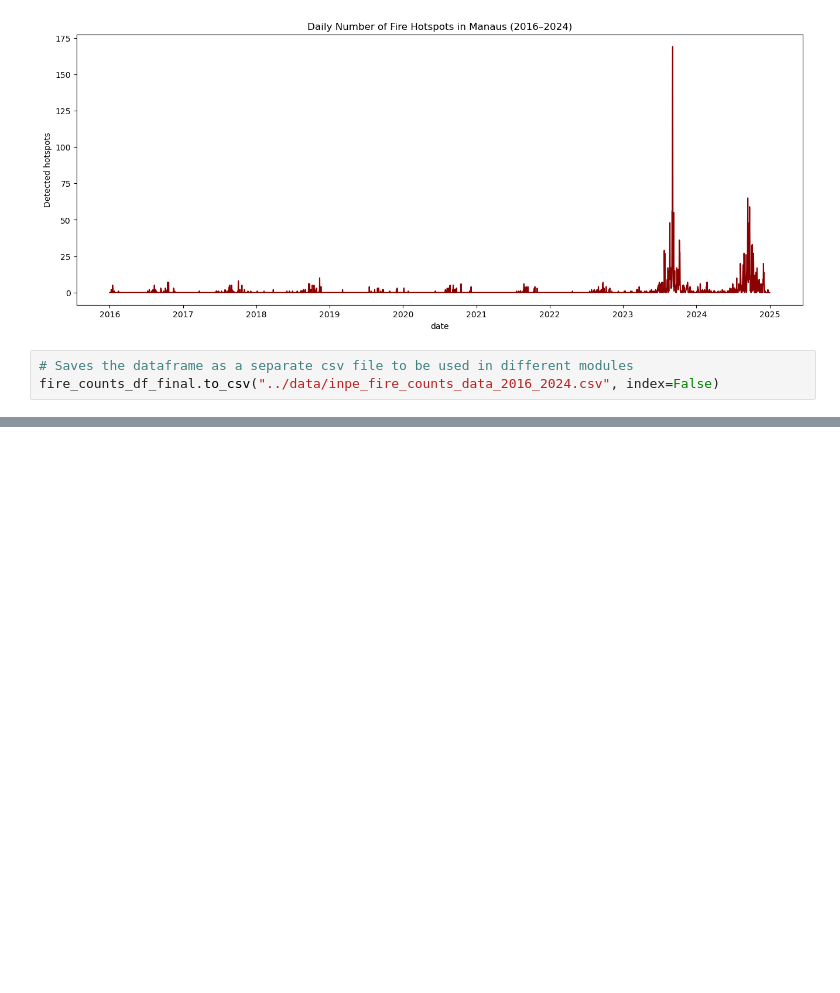
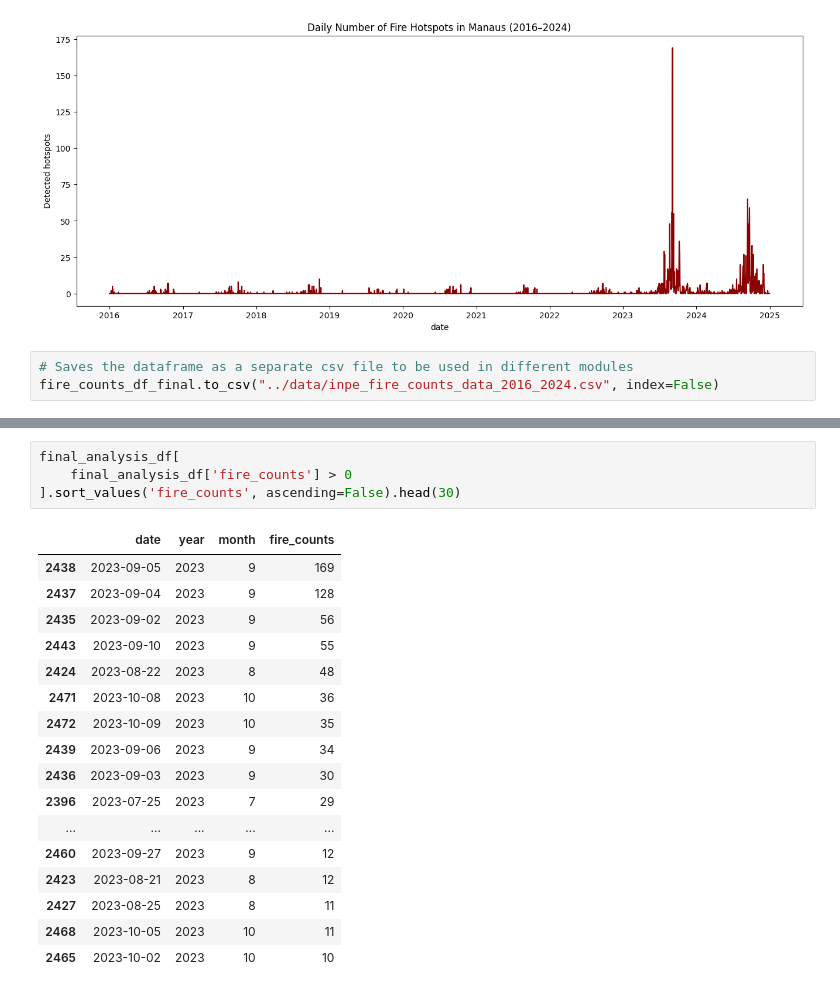
Before and after one commit to RaphaLevy/Study_on_malaria_dynamics_v2, a Jupyter notebook: data_files/notebooks/INPE_Fire_Counts.ipynb, the cells around one changed output, grey strips where cells are left out. Drawn from its saved outputs; the diff is of its cells as text; blank space fills up the shorter version.

```diff
--- a/data_files/notebooks/INPE_Fire_Counts.ipynb
+++ b/data_files/notebooks/INPE_Fire_Counts.ipynb
@@ -145,0 +303,22 @@ fire_counts_df_final.to_csv("../data/inpe_fire_counts_data_2016_2024.csv", index
+# %%
+final_analysis_df[
+    final_analysis_df['fire_counts'] > 0
+].sort_values('fire_counts', ascending=False).head(30)
+# %% [output]
+|  | date | year | month | fire_counts |
+| 2438 | 2023-09-05 | 2023 | 9 | 169 |
+| 2437 | 2023-09-04 | 2023 | 9 | 128 |
+| 2435 | 2023-09-02 | 2023 | 9 | 56 |
+| 2443 | 2023-09-10 | 2023 | 9 | 55 |
+| 2424 | 2023-08-22 | 2023 | 8 | 48 |
+| 2471 | 2023-10-08 | 2023 | 10 | 36 |
+| 2472 | 2023-10-09 | 2023 | 10 | 35 |
+| 2439 | 2023-09-06 | 2023 | 9 | 34 |
+| 2436 | 2023-09-03 | 2023 | 9 | 30 |
+| 2396 | 2023-07-25 | 2023 | 7 | 29 |
+| ... | ... | ... | ... | ... |
+| 2460 | 2023-09-27 | 2023 | 9 | 12 |
+| 2423 | 2023-08-21 | 2023 | 8 | 12 |
+| 2427 | 2023-08-25 | 2023 | 8 | 11 |
+| 2468 | 2023-10-05 | 2023 | 10 | 11 |
+| 2465 | 2023-10-02 | 2023 | 10 | 10 |
```
Also changed, not shown: parts of 8 cells of this notebook.
